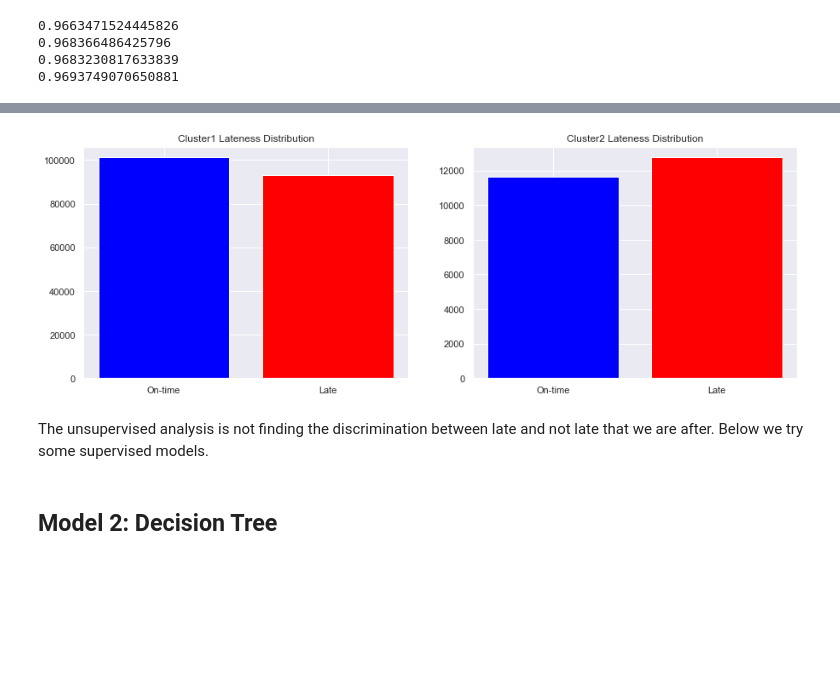
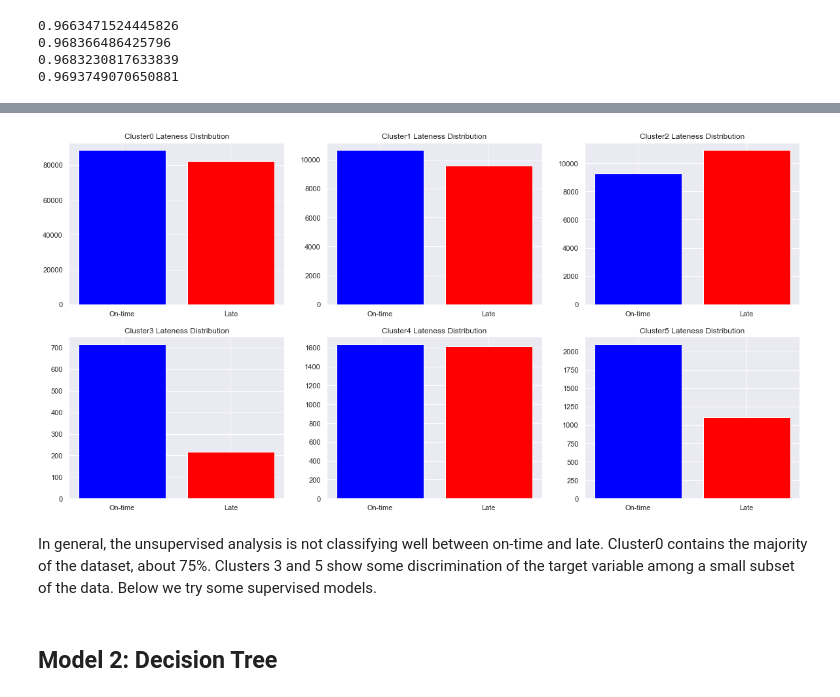
Before and after one commit to jlolavesen/thinkful, a Jupyter notebook: Capstone_Trains.ipynb, the cells around one changed output, grey strips where cells are left out. Drawn from its saved outputs; the diff is of its cells as text; code cells hidden in the pictures; blank space fills up the shorter version.

```diff
--- a/Capstone_Trains.ipynb
+++ b/Capstone_Trains.ipynb
@@ -395,25 +375,49 @@ delay_minutes_bool
 # %%
 n1 = np.arange(2)
-c1_lateness = [101165,92973]
-c2_lateness = [11626,12749]
+c0_lateness = [88432,82299]
+c1_lateness = [10639,9571]
+c2_lateness = [9277,10917]
+c3_lateness = [715,218]
+c4_lateness = [1634,1614]
+c5_lateness = [2094,1103]
 
-plt.figure(figsize=(15,5))
+plt.figure(figsize=(20,10))
 
-plt.subplot(1,2,1)
+plt.subplot(2,3,1)
+plt.bar(n1, c0_lateness, color=("blue","red"))
+plt.xticks(n1, ('On-time', 'Late'))
+plt.title('Cluster0 Lateness Distribution')
+
+plt.subplot(2,3,2)
 plt.bar(n1, c1_lateness, color=("blue","red"))
 plt.xticks(n1, ('On-time', 'Late'))
 plt.title('Cluster1 Lateness Distribution')
 
-plt.subplot(1,2,2)
+plt.subplot(2,3,3)
 plt.bar(n1, c2_lateness, color=("blue","red"))
 plt.xticks(n1, ('On-time', 'Late'))
 plt.title('Cluster2 Lateness Distribution')
 
+plt.subplot(2,3,4)
+plt.bar(n1, c3_lateness, color=("blue","red"))
+plt.xticks(n1, ('On-time', 'Late'))
+plt.title('Cluster3 Lateness Distribution')
+
+plt.subplot(2,3,5)
+plt.bar(n1, c4_lateness, color=("blue","red"))
+plt.xticks(n1, ('On-time', 'Late'))
+plt.title('Cluster4 Lateness Distribution')
+
+plt.subplot(2,3,6)
+plt.bar(n1, c5_lateness, color=("blue","red"))
+plt.xticks(n1, ('On-time', 'Late'))
+plt.title('Cluster5 Lateness Distribution')
+
 plt.show()
 # %% [output]
-[figure, old version]
+[figure, new version]
-# %% [markdown]
-The unsupervised analysis is not finding the discrimination between late and not late that we are after.  Below we try some supervised models.
+# %% [markdown]
+In general, the unsupervised analysis is not classifying well between on-time and late.  Cluster0 contains the majority of the dataset, about 75%.  Clusters 3 and 5 show some discrimination of the target variable among a small subset of the data. Below we try some supervised models.
 # %% [markdown]
 ## Model 2: Decision Tree
 # %%
```
Also changed, not shown: parts of 27 cells of this notebook.
